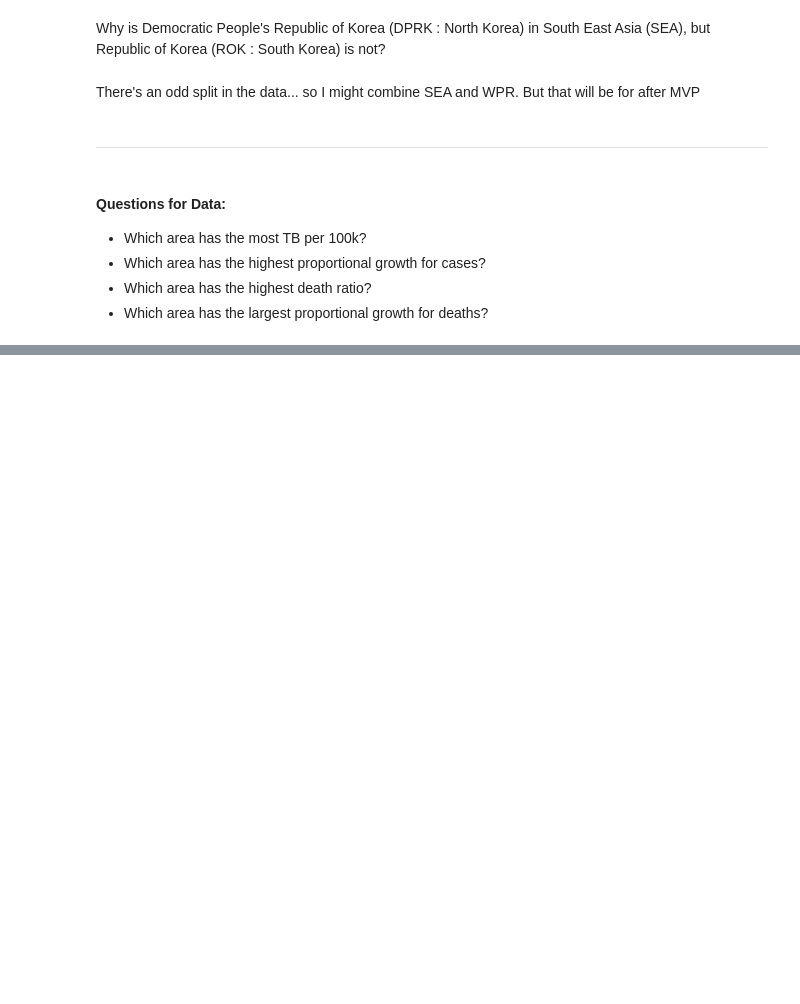
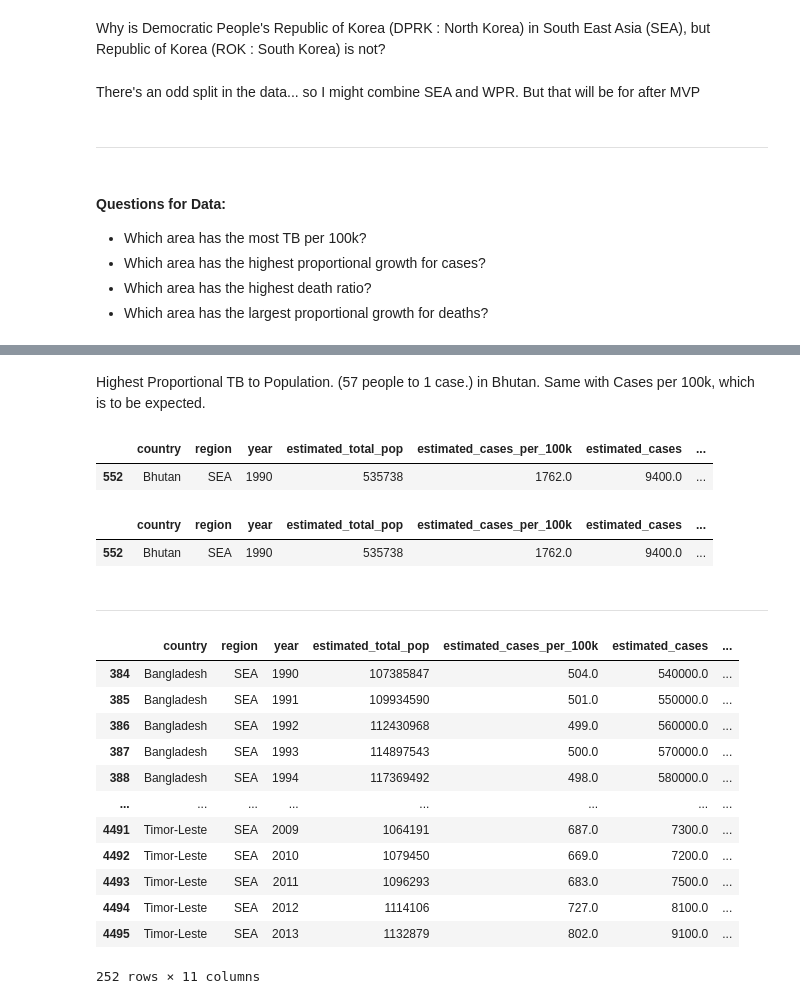
Before and after one commit to JenniferMLewis/Methodologies-I-Individual-Project, a Jupyter notebook: initial.ipynb, the cells around one changed output, grey strips where cells are left out. Saved outputs shown, nothing was run; the diff lists cells and outputs as text; code cells hidden in the pictures; blank space fills up the shorter version.

```diff
--- a/initial.ipynb
+++ b/initial.ipynb
@@ -349,0 +358,3 @@ There's an odd split in the data... so I might combine SEA and WPR. But that wil
+# %%
+df['pop_to_tb'] = round(df.estimated_total_pop / df.estimated_cases)
+df.head()
@@ -349,0 +373,30 @@ There's an odd split in the data... so I might combine SEA and WPR. But that wil
+# %% [markdown]
+Highest Proportional TB to Population. (57 people to 1 case.) in Bhutan. Same with Cases per 100k, which is to be expected.
+# %%
+df[df.pop_to_tb == df.pop_to_tb.min()]
+# %% [output]
+|  | country | region | year | estimated_total_pop | estimated_cases_per_100k | estimated_cases | ... |
+| 552 | Bhutan | SEA | 1990 | 535738 | 1762.0 | 9400.0 | ... |
+# %%
+df[df.estimated_cases_per_100k == df.estimated_cases_per_100k.max()]
+# %% [output]
+|  | country | region | year | estimated_total_pop | estimated_cases_per_100k | estimated_cases | ... |
+| 552 | Bhutan | SEA | 1990 | 535738 | 1762.0 | 9400.0 | ... |
+# %% [markdown]
+---
+# %%
+df
+# %% [output]
+|  | country | region | year | estimated_total_pop | estimated_cases_per_100k | estimated_cases | ... |
+| 384 | Bangladesh | SEA | 1990 | 107385847 | 504.0 | 540000.0 | ... |
+| 385 | Bangladesh | SEA | 1991 | 109934590 | 501.0 | 550000.0 | ... |
+| 386 | Bangladesh | SEA | 1992 | 112430968 | 499.0 | 560000.0 | ... |
+| 387 | Bangladesh | SEA | 1993 | 114897543 | 500.0 | 570000.0 | ... |
+| 388 | Bangladesh | SEA | 1994 | 117369492 | 498.0 | 580000.0 | ... |
+| ... | ... | ... | ... | ... | ... | ... | ... |
+| 4491 | Timor-Leste | SEA | 2009 | 1064191 | 687.0 | 7300.0 | ... |
+| 4492 | Timor-Leste | SEA | 2010 | 1079450 | 669.0 | 7200.0 | ... |
+| 4493 | Timor-Leste | SEA | 2011 | 1096293 | 683.0 | 7500.0 | ... |
+| 4494 | Timor-Leste | SEA | 2012 | 1114106 | 727.0 | 8100.0 | ... |
+| 4495 | Timor-Leste | SEA | 2013 | 1132879 | 802.0 | 9100.0 | ... |
+252 rows × 11 columns
```
Also changed, not shown: parts of 12 cells of this notebook.
